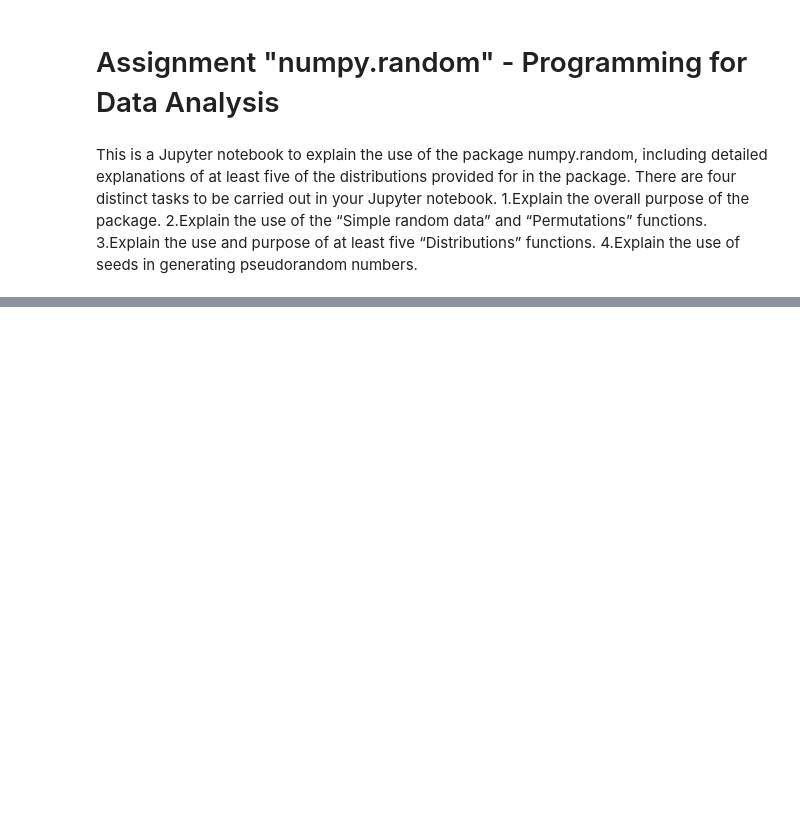
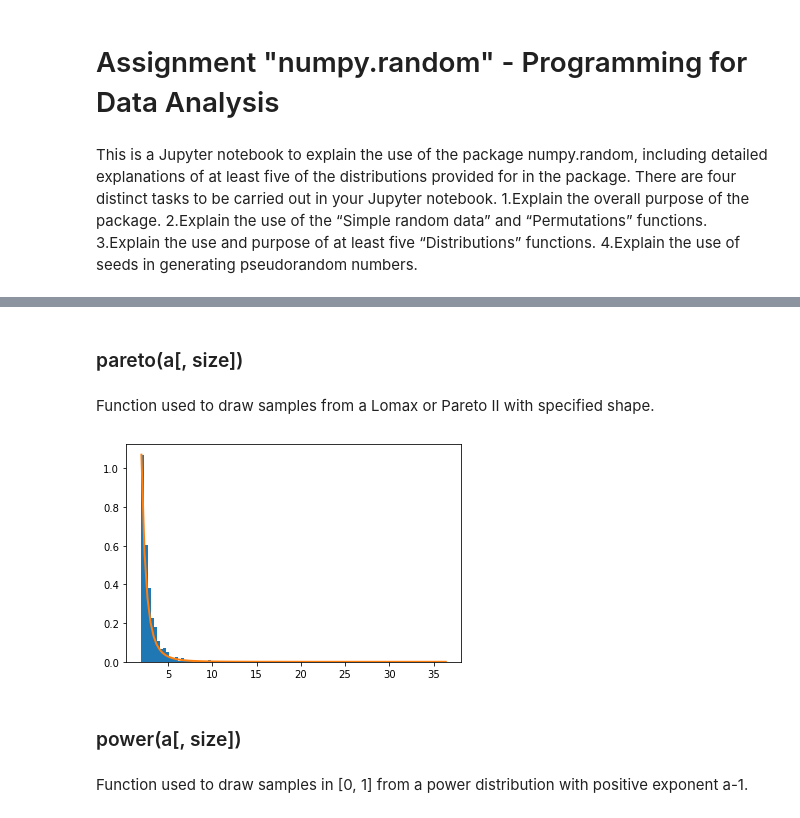
Before and after one commit to fhbonini/ProgDA_Assignment, a Jupyter notebook: numpy.random Assigment.ipynb, the cells around one changed output, grey strips where cells are left out. Cells and saved outputs as stored; diff of their text form; code cells hidden in the pictures; blank space fills up the shorter version.

```diff
--- a/numpy.random Assigment.ipynb
+++ b/numpy.random Assigment.ipynb
@@ -150,3 +206,22 @@ plt.show()
+# %% [markdown]
+### pareto(a[, size])
+# %% [markdown]
+Function used to draw samples from a Lomax or Pareto II with specified shape.
+# %%
+import numpy as np
+import matplotlib.pyplot as plt
+b, m1 = 3., 2.  # shape and mode
+s1 = (np.random.pareto(b, 1000) + 1) * m1
+count, bins, _ = plt.hist(s1, 100, density=True)
+fit = b*m1**b / bins**(b+1)
+plt.plot(bins, max(count)*fit/max(fit), linewidth=2)
+plt.show()
+# %% [output]
+[figure, added]
+# %% [markdown]
+### power(a[, size])
+# %% [markdown]
+Function used to draw samples in [0, 1] from a power distribution with positive exponent a-1.
 # %%
 import numpy as np
 x = 5. # shape
```
Also changed, not shown: parts of 84 cells of this notebook, 1 other file.
